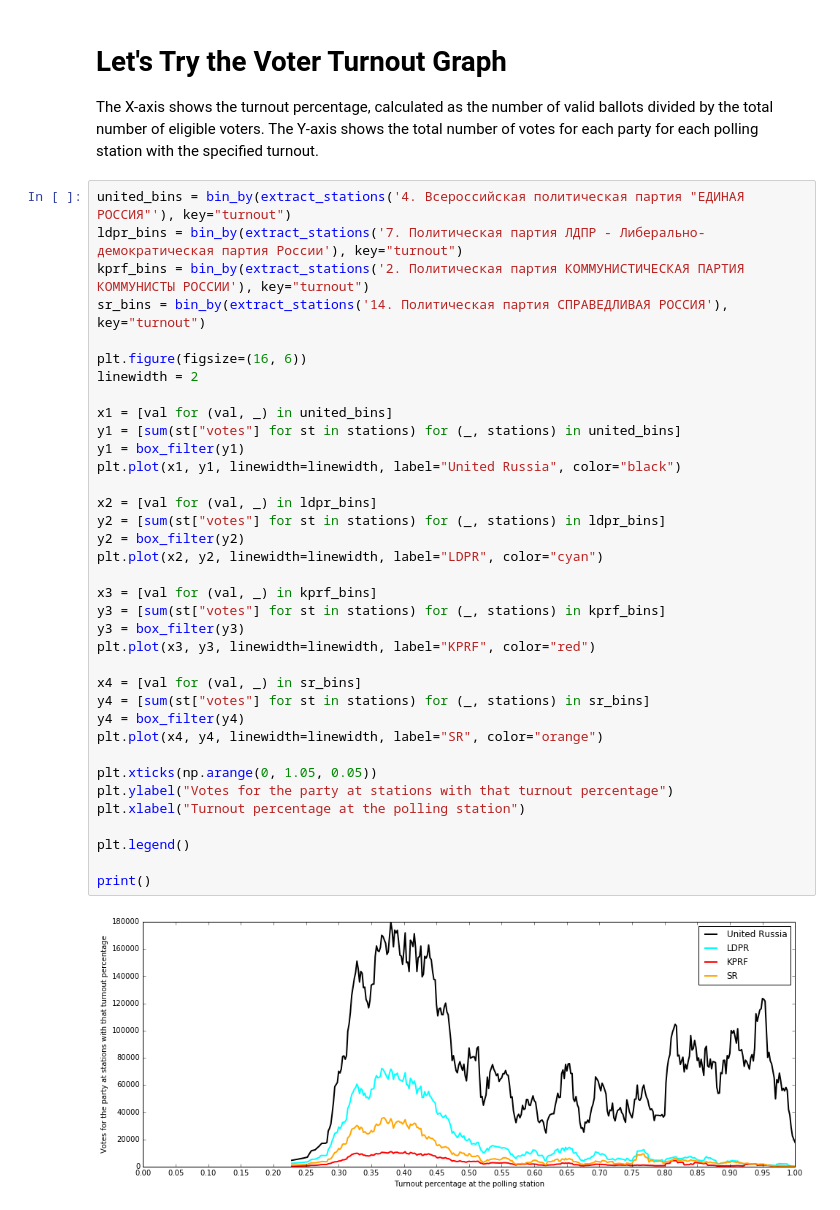
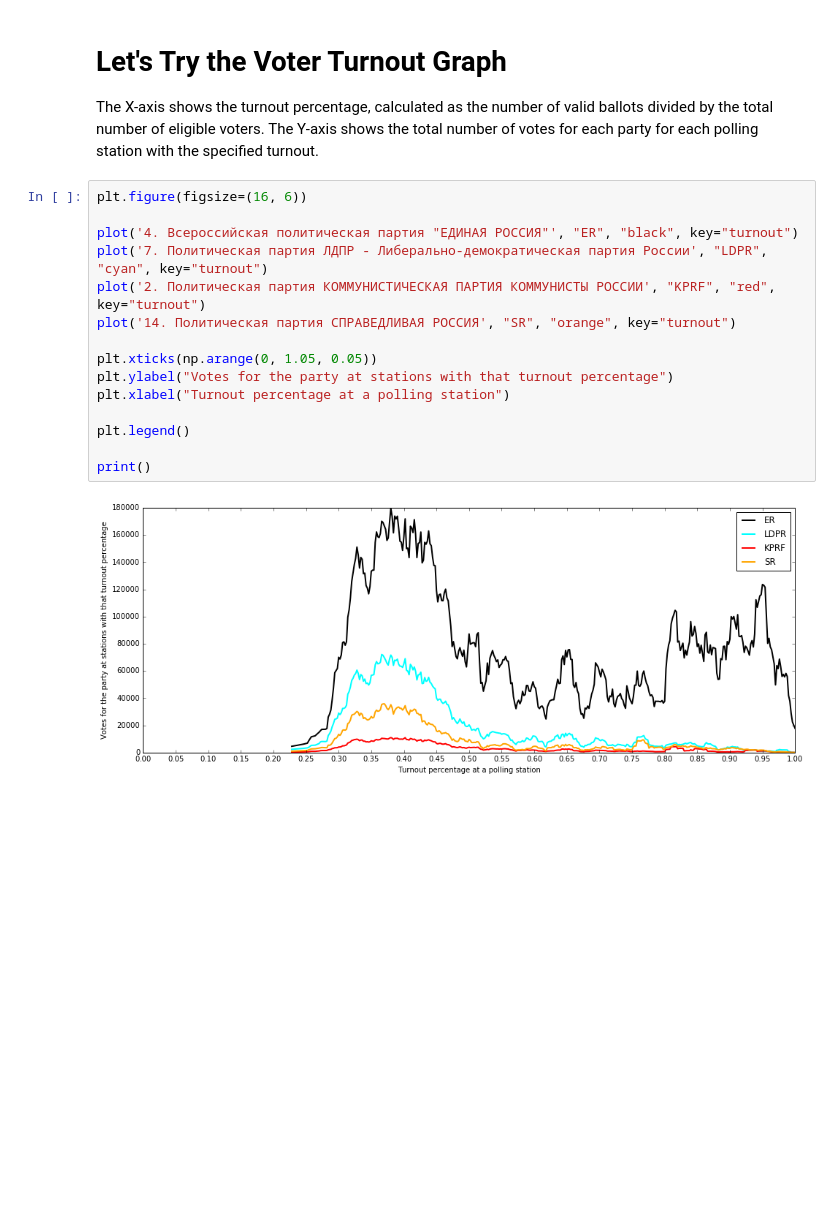
Before and after one commit to mpenkov/gosduma7, a Jupyter notebook: Elections to the State Duma 2016.ipynb, the cells around one changed output. Cells and saved outputs as stored; diff of their text form; blank space fills up the shorter version.

```diff
--- a/Elections to the State Duma 2016.ipynb
+++ b/Elections to the State Duma 2016.ipynb
@@ -196,41 +197,20 @@ print()
 # %% [markdown]
 # Let's Try the Voter Turnout Graph
 The X-axis shows the turnout percentage, calculated as the number of valid ballots divided by the total number of eligible voters. The Y-axis shows the total number of votes for each party for each polling station with the specified turnout.
-# %%
-united_bins = bin_by(extract_stations('4. Всероссийская политическая партия "ЕДИНАЯ РОССИЯ"'), key="turnout")
-ldpr_bins = bin_by(extract_stations('7. Политическая партия ЛДПР - Либерально-демократическая партия России'), key="turnout")
-kprf_bins = bin_by(extract_stations('2. Политическая партия КОММУНИСТИЧЕСКАЯ ПАРТИЯ КОММУНИСТЫ РОССИИ'), key="turnout")
-sr_bins = bin_by(extract_stations('14. Политическая партия СПРАВЕДЛИВАЯ РОССИЯ'), key="turnout")
-
-plt.figure(figsize=(16, 6))
-linewidth = 2
-
-x1 = [val for (val, _) in united_bins]
-y1 = [sum(st["votes"] for st in stations) for (_, stations) in united_bins]
-y1 = box_filter(y1)
-plt.plot(x1, y1, linewidth=linewidth, label="United Russia", color="black")
-
-x2 = [val for (val, _) in ldpr_bins]
-y2 = [sum(st["votes"] for st in stations) for (_, stations) in ldpr_bins]
-y2 = box_filter(y2)
-plt.plot(x2, y2, linewidth=linewidth, label="LDPR", color="cyan")
-
-x3 = [val for (val, _) in kprf_bins]
-y3 = [sum(st["votes"] for st in stations) for (_, stations) in kprf_bins]
-y3 = box_filter(y3)
-plt.plot(x3, y3, linewidth=linewidth, label="KPRF", color="red")
-
-x4 = [val for (val, _) in sr_bins]
-y4 = [sum(st["votes"] for st in stations) for (_, stations) in sr_bins]
-y4 = box_filter(y4)
-plt.plot(x4, y4, linewidth=linewidth, label="SR", color="orange")
-
-plt.xticks(np.arange(0, 1.05, 0.05))
-plt.ylabel("Votes for the party at stations with that turnout percentage")
-plt.xlabel("Turnout percentage at the polling station")
-
-plt.legend()
-
-print()
-# %% [output]
-[figure, removed]
+# %%
+plt.figure(figsize=(16, 6))
+
+plot('4. Всероссийская политическая партия "ЕДИНАЯ РОССИЯ"', "ER", "black", key="turnout")
+plot('7. Политическая партия ЛДПР - Либерально-демократическая партия России', "LDPR", "cyan", key="turnout")
+plot('2. Политическая партия КОММУНИСТИЧЕСКАЯ ПАРТИЯ КОММУНИСТЫ РОССИИ', "KPRF", "red", key="turnout")
+plot('14. Политическая партия СПРАВЕДЛИВАЯ РОССИЯ', "SR", "orange", key="turnout")
+
+plt.xticks(np.arange(0, 1.05, 0.05))
+plt.ylabel("Votes for the party at stations with that turnout percentage")
+plt.xlabel("Turnout percentage at a polling station")
+
+plt.legend()
+
+print()
+# %% [output]
+[figure, added]
```
Also changed, not shown: parts of 7 cells of this notebook.
